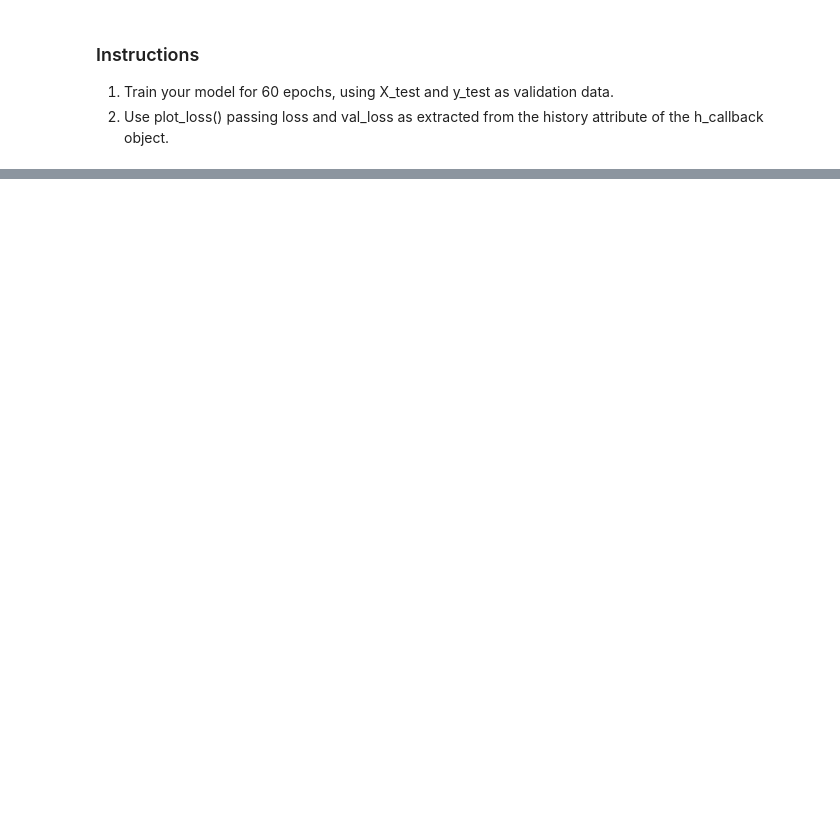
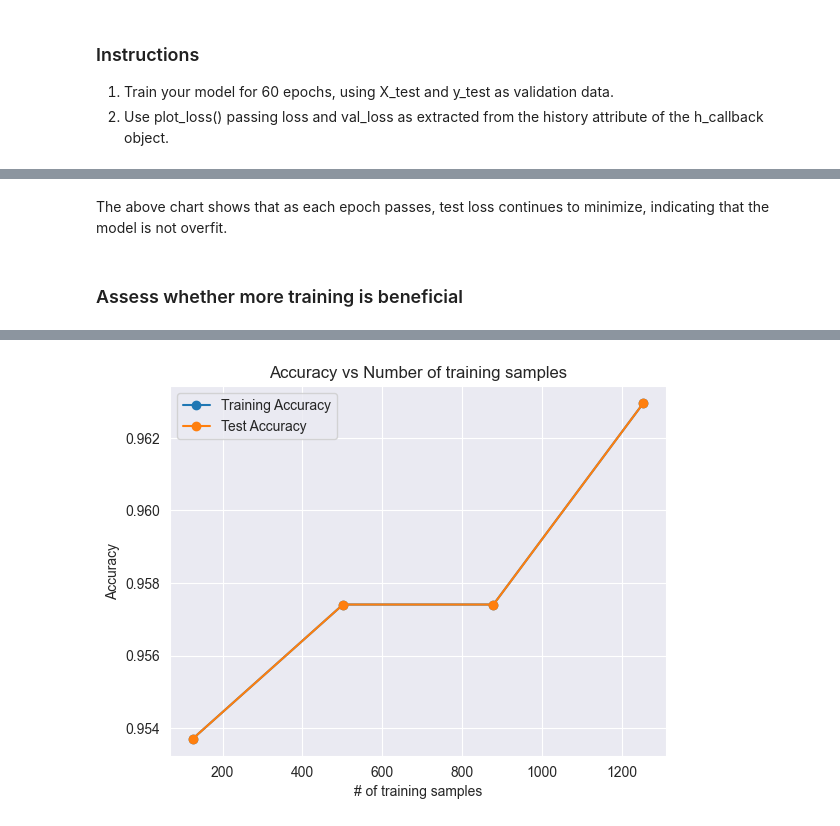
Before and after one commit to bodhichristian/notebooks, a Jupyter notebook: ml/deep_learning/learning_curves.ipynb, the cells around one changed output, grey strips where cells are left out. Cells and saved outputs as stored; diff of their text form; code cells hidden in the pictures; blank space fills up the shorter version.

```diff
--- a/ml/deep_learning/learning_curves.ipynb
+++ b/ml/deep_learning/learning_curves.ipynb
@@ -121,0 +131,25 @@ Epoch 60/60
+# %% [markdown]
+The above chart shows that as each epoch passes, test loss continues to minimize, indicating that the model is not overfit.
+# %% [markdown]
+### Assess whether more training is beneficial
+# %%
+initial_weights = model.get_weights()
+training_sizes = [125, 502, 879, 1255]
+early_stop = EarlyStopping(monitor='loss', patience=1, restore_best_weights=False)
+train_accs = []
+test_accs = []
+
+for size in training_sizes:
+  # Get a fraction of training data
+  X_train_frac, y_train_frac = X_train[:size], y_train[:size]
+
+  # Reset the model to the initial weights and train it on the new training data fraction
+  model.set_weights(initial_weights)
+  model.fit(X_train_frac, y_train_frac, epochs = 50, callbacks = [early_stop])
+
+  # Evaluate and store both: the training data fraction and the complete test set results
+  train_accs.append(model.evaluate(X_test, y_test)[1])
+  test_accs.append(model.evaluate(X_test, y_test)[1])
+
+plot_results(train_accs, test_accs)
+# %% [output]
@@ -121,0 +173 @@ Epoch 60/60
+[figure, added]
```
Also changed, not shown: parts of 8 cells of this notebook.
